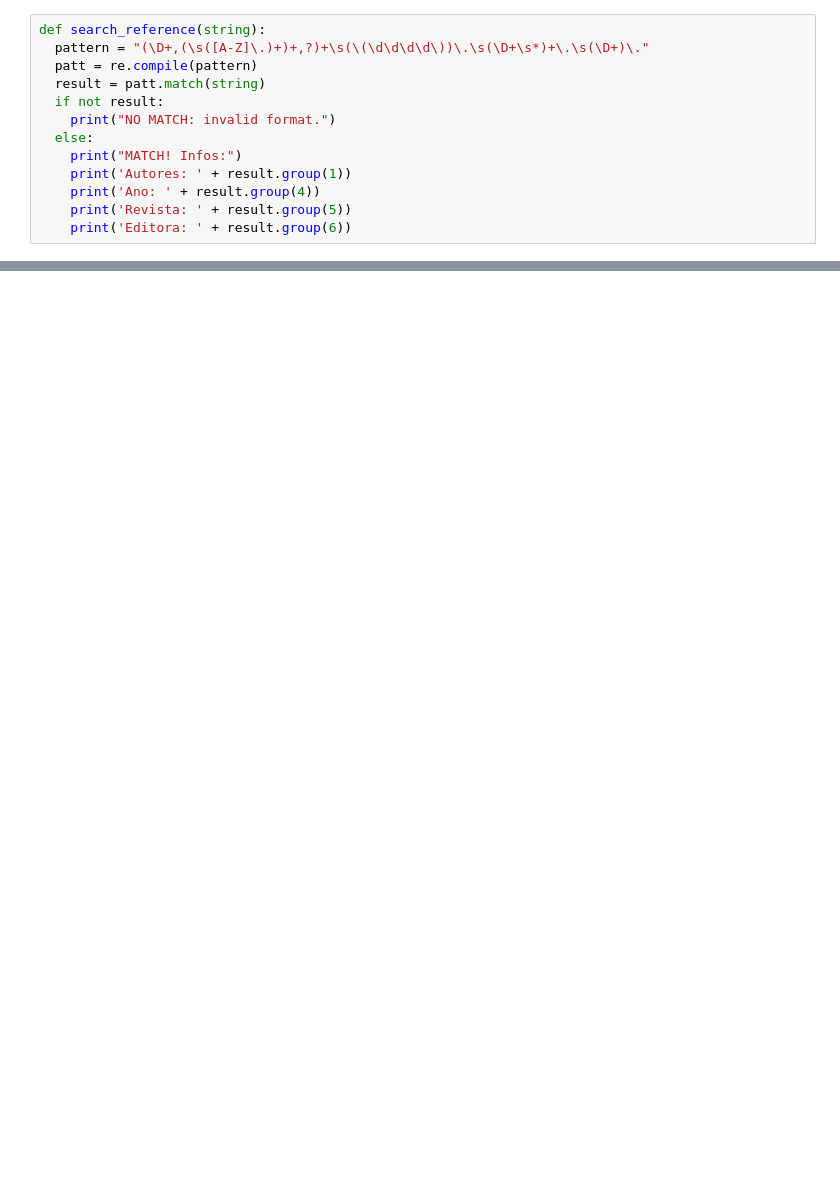
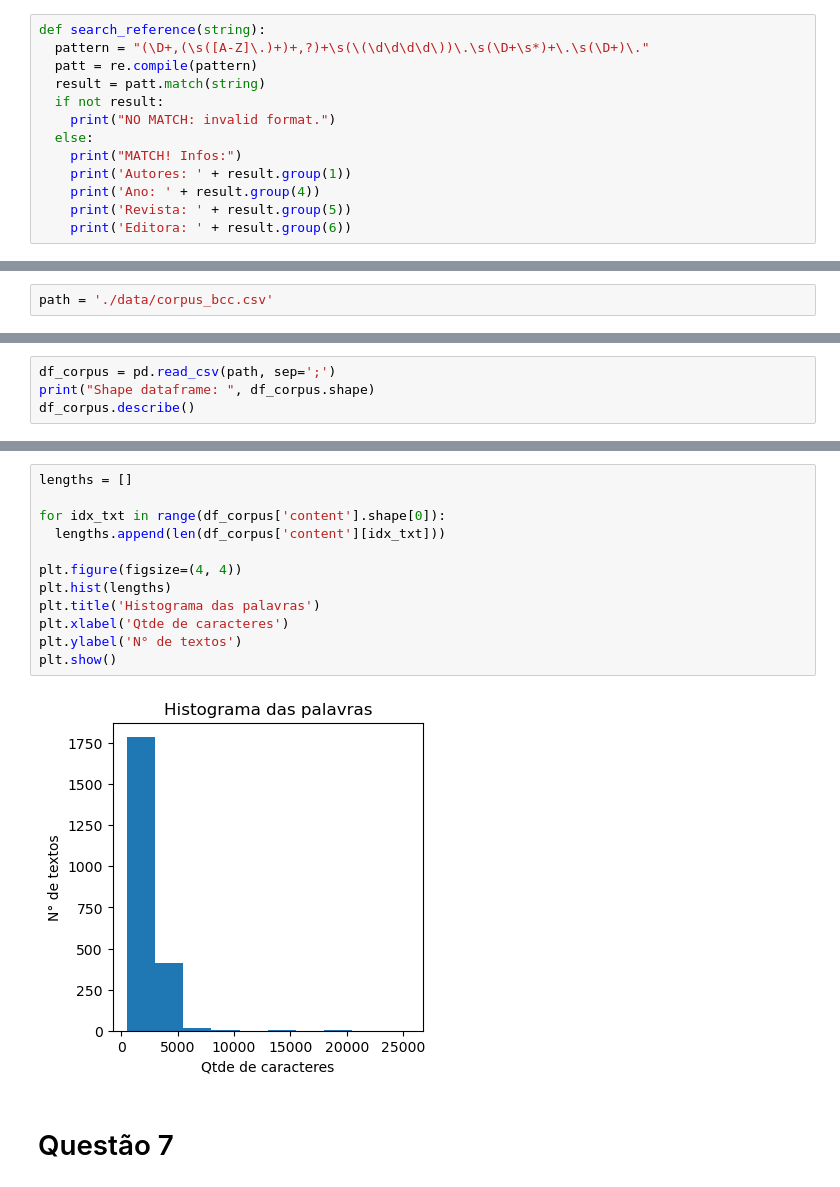
Before and after one commit to NaldoHoracio/nlp_venv, a Jupyter notebook: list1.ipynb, the cells around one changed output, grey strips where cells are left out. Cells and saved outputs as stored; diff of their text form; blank space fills up the shorter version.

```diff
--- a/list1.ipynb
+++ b/list1.ipynb
@@ -296,0 +290,2 @@ Year: 2024
+# %%
+path = './data/corpus_bcc.csv'
@@ -296,0 +298,4 @@ Year: 2024
+# %%
+df_corpus = pd.read_csv(path, sep=';')
+print("Shape dataframe: ", df_corpus.shape)
+df_corpus.describe()
@@ -296,0 +322,16 @@ Year: 2024
+# %%
+lengths = []
+
+for idx_txt in range(df_corpus['content'].shape[0]):
+  lengths.append(len(df_corpus['content'][idx_txt]))
+
+plt.figure(figsize=(4, 4))
+plt.hist(lengths)
+plt.title('Histograma das palavras')
+plt.xlabel('Qtde de caracteres')
+plt.ylabel('N° de textos')
+plt.show()
+# %% [output]
+[figure, added]
+# %% [markdown]
+# Questão 7
```
Also changed, not shown: parts of 104 cells of this notebook, 2 other files.
